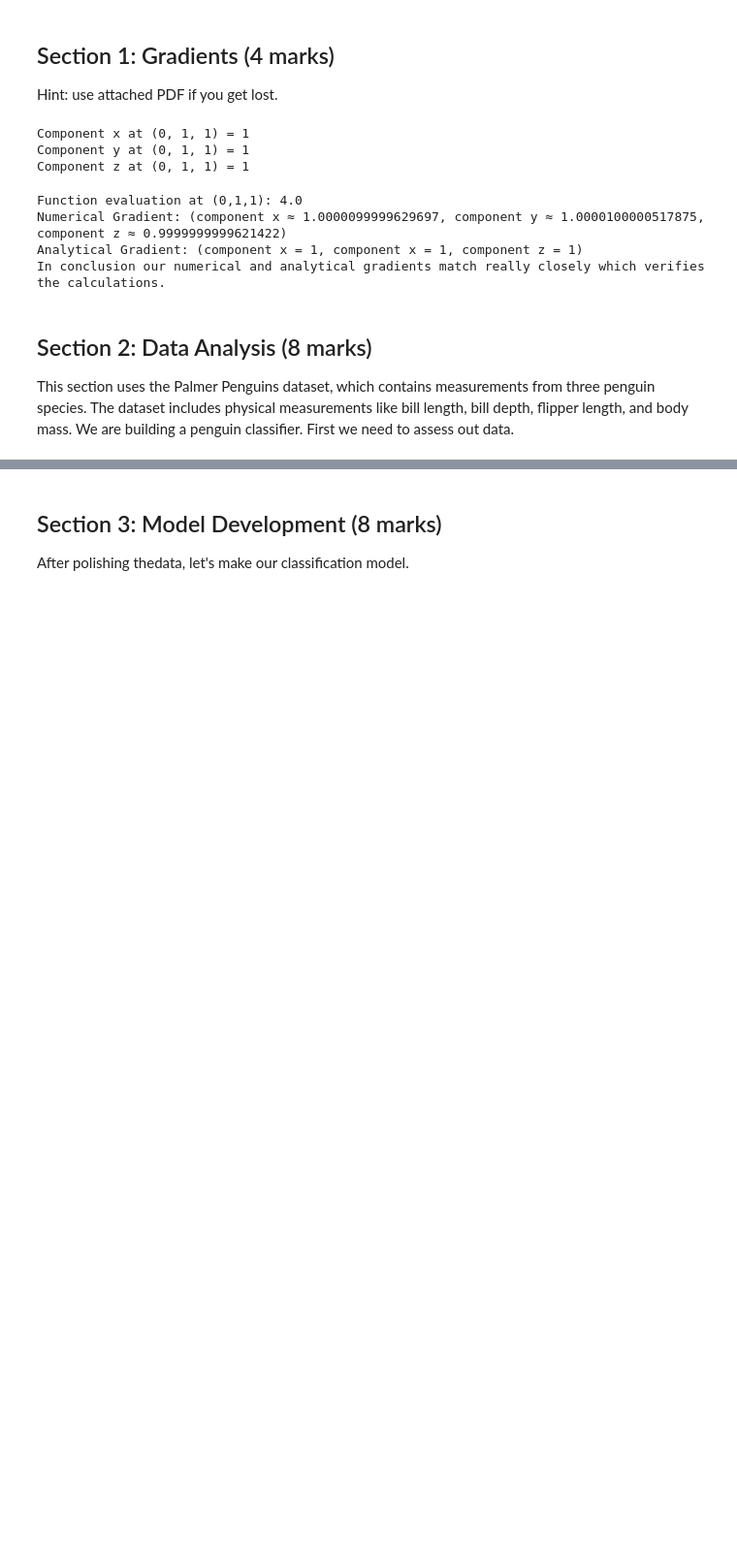
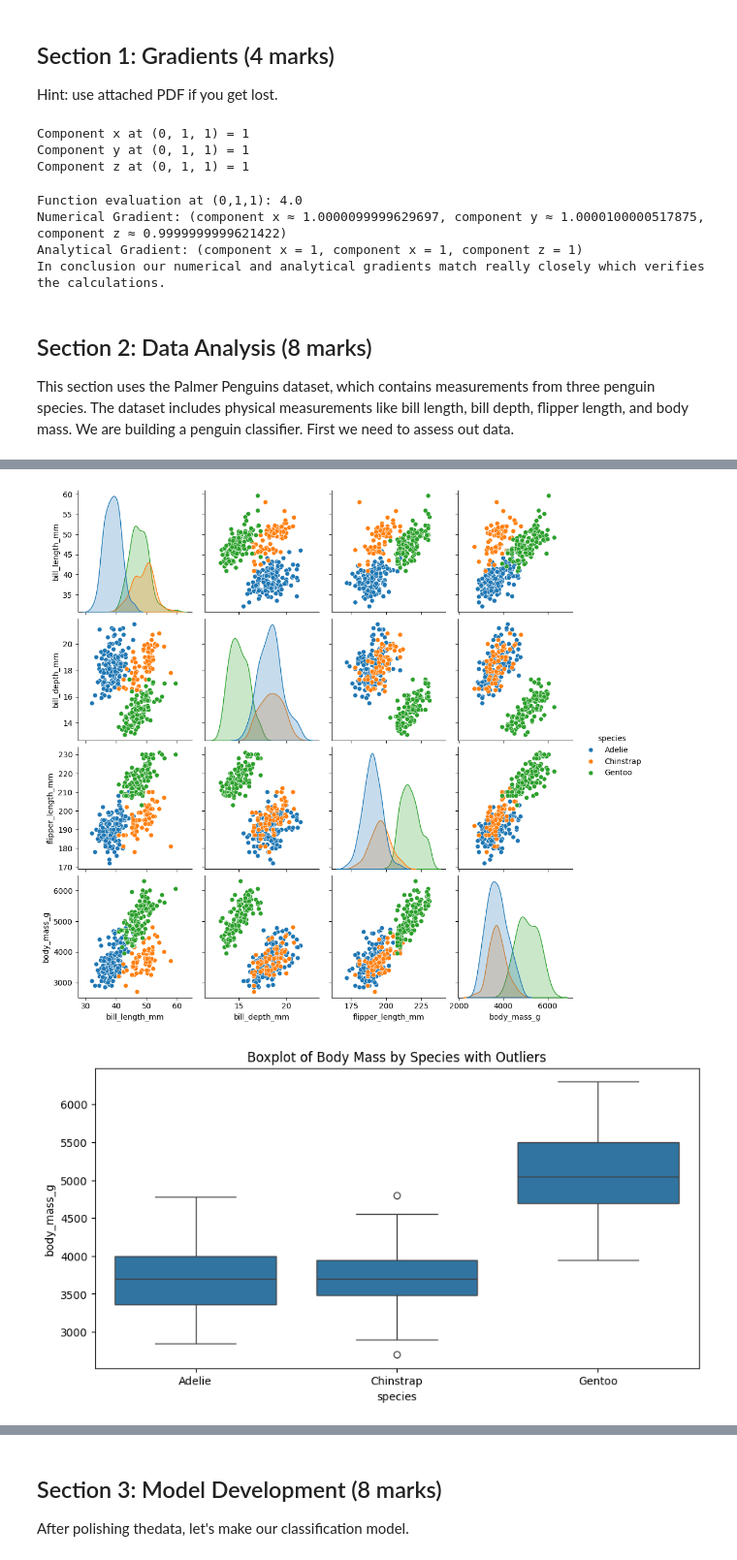
Before and after one commit to bisheralwan/ChatBot, a Jupyter notebook: W2025/Assignments/A1/SYSC4415_W25_A1.ipynb, the cells around one changed output, grey strips where cells are left out. Shown: that part at 97% size. Drawn from its saved outputs; the diff is of its cells as text; code cells hidden in the pictures; blank space fills up the shorter version.

```diff
--- a/W2025/Assignments/A1/SYSC4415_W25_A1.ipynb
+++ b/W2025/Assignments/A1/SYSC4415_W25_A1.ipynb
@@ -174,0 +201,37 @@ Analyze class distribution and discuss implications for model training:
+# %%
+"""
+Q2b (2 marks)
+Create visualizations showing:
+- Create scatterplot matrix for visual assessment of data
+- Identify one feature with outliers and show distribution values for two classes (2 histograms).
+"""
+
+# YOUR ANSWER HERE
+import seaborn as sb
+import matplotlib.pyplot as plt
+
+#scatterplot matrix for visual assessment of data
+sb.pairplot(penguins_cleaned, hue="species", diag_kind="kde")
+plt.show()
+
+#identify a feature with outliers
+plt.figure(figsize=(10,5))
+sb.boxplot(x="species", y="body_mass_g", data=penguins_cleaned)
+plt.title("Boxplot of Body Mass by Species with Outliers")
+plt.show()
+
+#create histograms to compare distribution of body mass for two species
+species_1 = "Adelie"
+species_2 = "Gentoo"
+
+plt.figure(figsize=(10,5))
+sb.histplot(penguins_cleaned[penguins_cleaned["species"] == species_1]["body_mass_g"], bins=20, color="blue", label=species_1, kde=True)
+sb.histplot(penguins_cleaned[penguins_cleaned["species"] == species_2]["body_mass_g"], bins=20, color="red", label=species_2, kde=True)
+plt.legend()
+plt.xlabel("Body Mass (g)")
+plt.ylabel("Count")
+plt.title(f"Distribution of Body Mass for {species_1} and {species_2}")
+plt.show()
+# %% [output]
+[figure, added]
+[figure, added]
```
Also changed, not shown: parts of 7 cells of this notebook.
